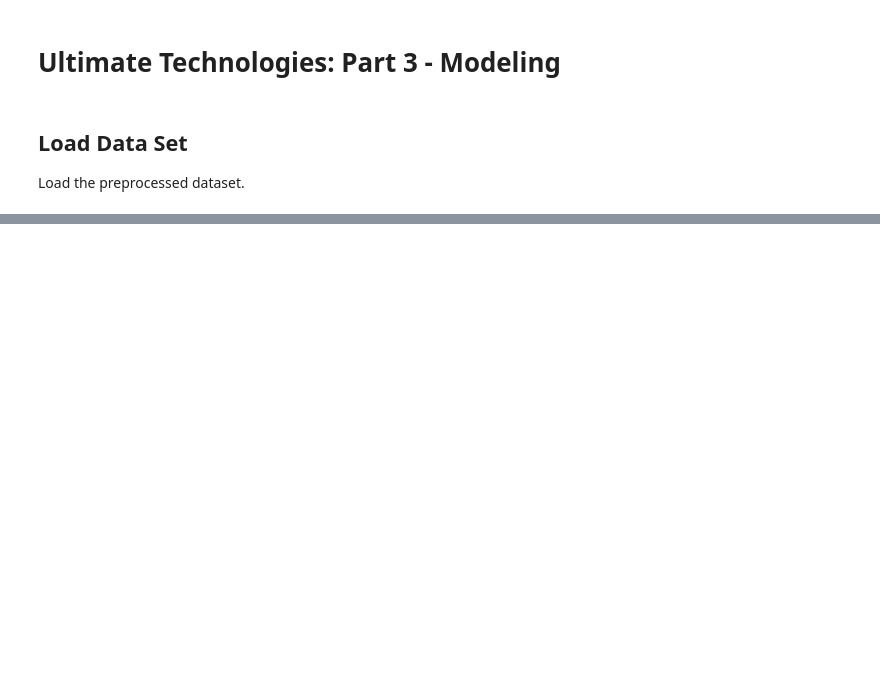
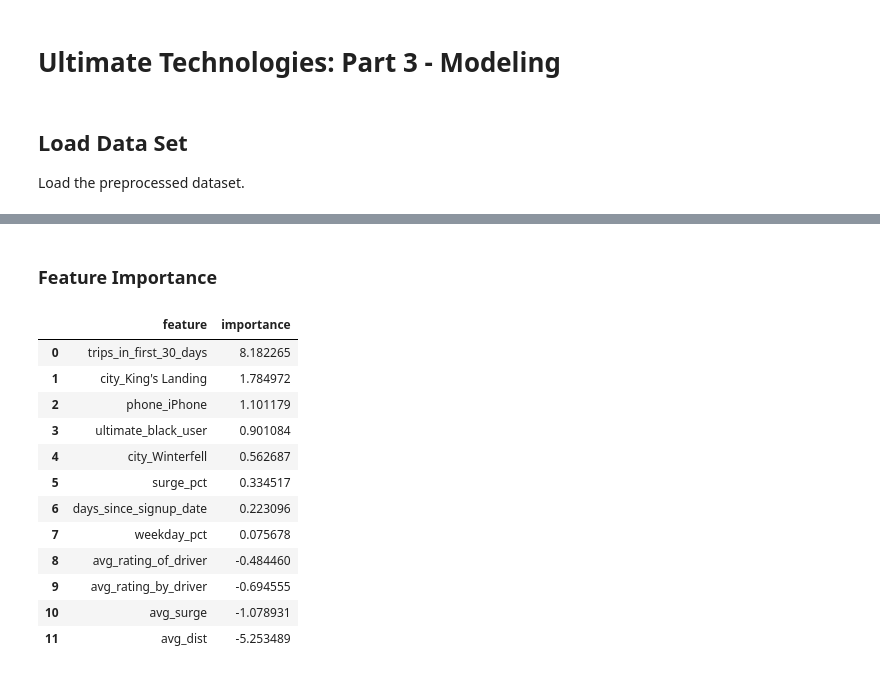
Before and after one commit to dmclark53/Springboard, a Jupyter notebook: Ultimate-Technologies/Ultimate-Technologies-Part-3-Modeling.ipynb, the cells around one changed output, grey strips where cells are left out. Cells and saved outputs as stored; diff of their text form; code cells hidden in the pictures; blank space fills up the shorter version.

```diff
--- a/Ultimate-Technologies/Ultimate-Technologies-Part-3-Modeling.ipynb
+++ b/Ultimate-Technologies/Ultimate-Technologies-Part-3-Modeling.ipynb
@@ -34,0 +90,2 @@ memory usage: 5.3 MB
+# %% [markdown]
+### Feature Importance
@@ -34,0 +101,16 @@ memory usage: 5.3 MB
+# %%
+feature_importance
+# %% [output]
+|  | feature | importance |
+| 0 | trips_in_first_30_days | 8.182265 |
+| 1 | city_King's Landing | 1.784972 |
+| 2 | phone_iPhone | 1.101179 |
+| 3 | ultimate_black_user | 0.901084 |
+| 4 | city_Winterfell | 0.562687 |
+| 5 | surge_pct | 0.334517 |
+| 6 | days_since_signup_date | 0.223096 |
+| 7 | weekday_pct | 0.075678 |
+| 8 | avg_rating_of_driver | -0.484460 |
+| 9 | avg_rating_by_driver | -0.694555 |
+| 10 | avg_surge | -1.078931 |
+| 11 | avg_dist | -5.253489 |
```
Also changed, not shown: parts of 21 cells of this notebook, 1 other file.
